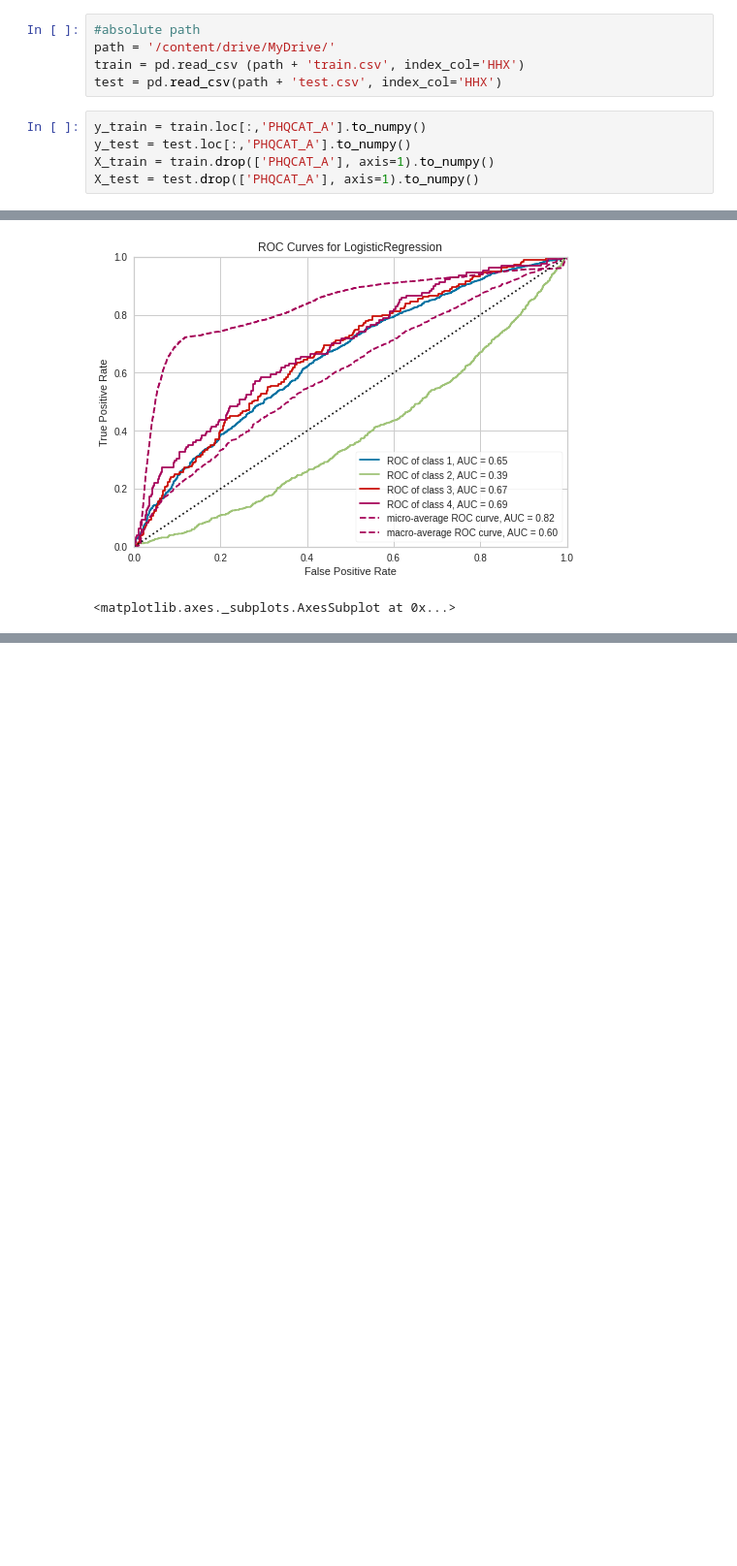
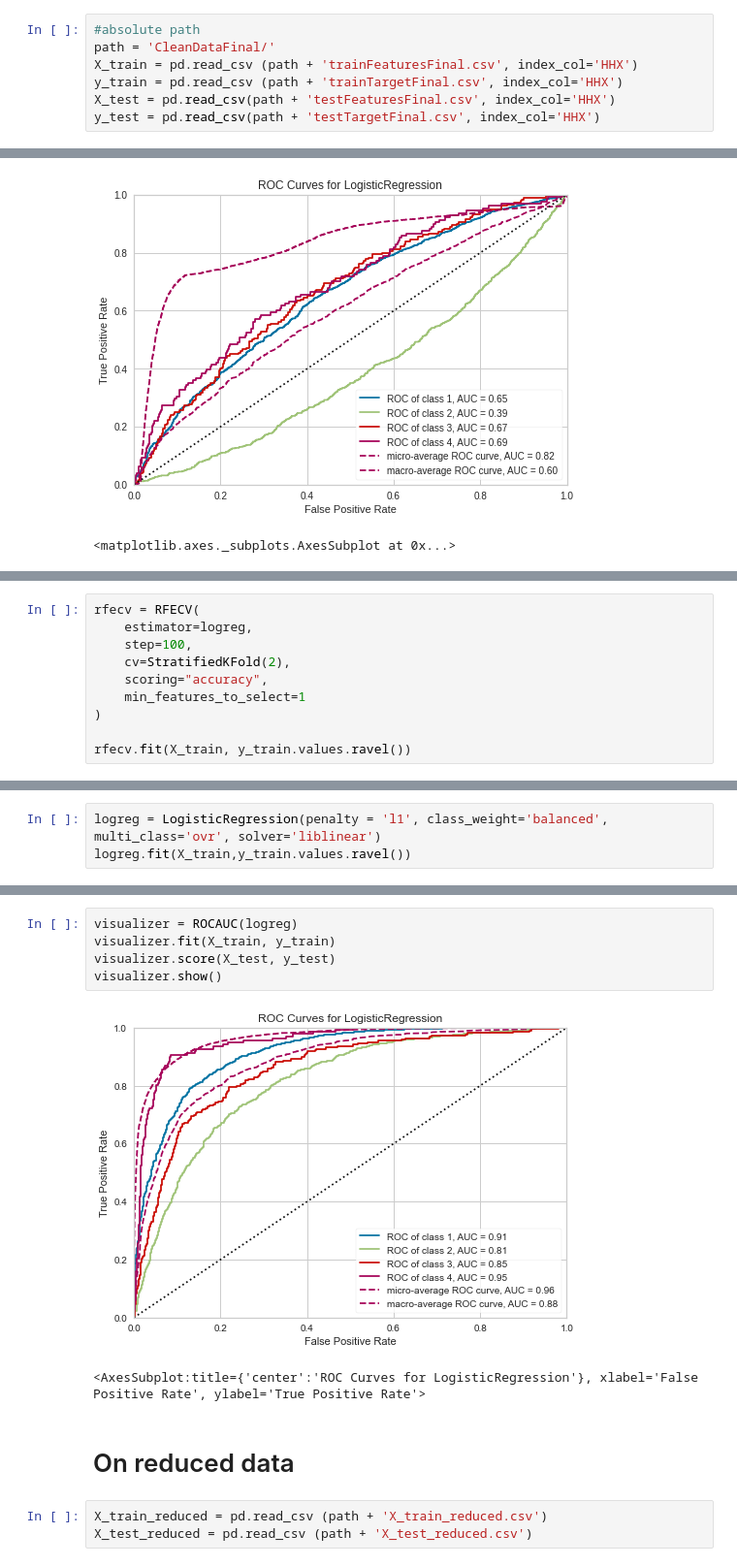
Before and after one commit to ifrancke/CS254-Final, a Jupyter notebook: Logistic_Regression.ipynb, the cells around one changed output, grey strips where cells are left out. Shown at 97% size. Drawn from its saved outputs; the diff is of its cells as text; blank space fills up the shorter version.

```diff
--- a/Logistic_Regression.ipynb
+++ b/Logistic_Regression.ipynb
@@ -17,13 +29,10 @@ from yellowbrick.datasets import load_spam
 # %%
 #absolute path
-path = '/content/drive/MyDrive/'
-train = pd.read_csv (path + 'train.csv', index_col='HHX')
-test = pd.read_csv(path + 'test.csv', index_col='HHX')
+path = 'CleanDataFinal/'
+X_train = pd.read_csv (path + 'trainFeaturesFinal.csv', index_col='HHX')
+y_train = pd.read_csv (path + 'trainTargetFinal.csv', index_col='HHX')
+X_test = pd.read_csv(path + 'testFeaturesFinal.csv', index_col='HHX')
+y_test = pd.read_csv(path + 'testTargetFinal.csv', index_col='HHX')
-# %%
-y_train = train.loc[:,'PHQCAT_A'].to_numpy()
-y_test = test.loc[:,'PHQCAT_A'].to_numpy()
-X_train = train.drop(['PHQCAT_A'], axis=1).to_numpy()
-X_test = test.drop(['PHQCAT_A'], axis=1).to_numpy()
 # %% [markdown]
 #First attempt: one vs. rest
 This was the a first approach to the problem, and not the one that we ultimately decided to discuss. Here we're using logistic regression with L1 (Lasso) regularization. It's multiclass regression using the one-vs-rest method. We found this model to take significant time, often failed to converge, and was slightly less accurate than the multinomial model.
@@ -93,0 +125,10 @@ visualizer.show()
+# %%
+rfecv = RFECV(
+    estimator=logreg,
+    step=100,
+    cv=StratifiedKFold(2),
+    scoring="accuracy",
+    min_features_to_select=1
+)
+
+rfecv.fit(X_train, y_train.values.ravel())
@@ -93,0 +146,3 @@ visualizer.show()
+# %%
+logreg = LogisticRegression(penalty = 'l1', class_weight='balanced', multi_class='ovr', solver='liblinear')
+logreg.fit(X_train,y_train.values.ravel())
@@ -93,0 +171,13 @@ visualizer.show()
+# %%
+visualizer = ROCAUC(logreg)
+visualizer.fit(X_train, y_train)
+visualizer.score(X_test, y_test)
+visualizer.show()
+# %% [output]
+[figure, added]
+<AxesSubplot:title={'center':'ROC Curves for LogisticRegression'}, xlabel='False Positive Rate', ylabel='True Positive Rate'>
+# %% [markdown]
+# On reduced data
+# %%
+X_train_reduced = pd.read_csv (path + 'X_train_reduced.csv')
+X_test_reduced = pd.read_csv (path + 'X_test_reduced.csv')
```
Also changed, not shown: parts of 33 cells of this notebook, 2 other files.
